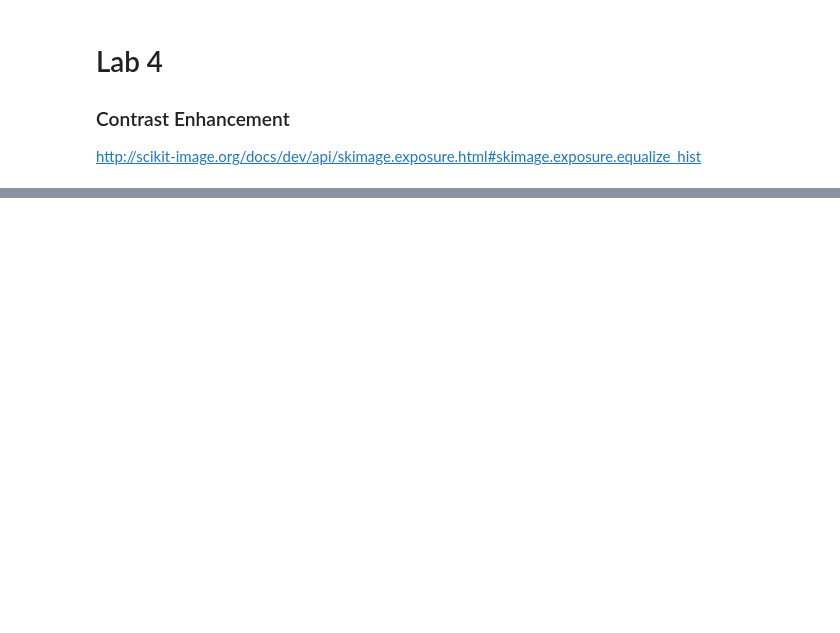
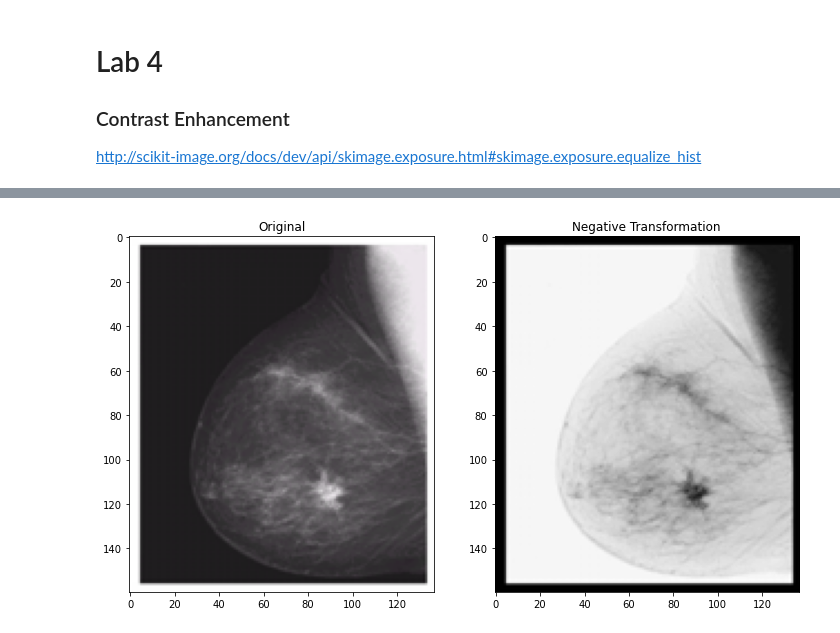
Before and after one commit to We2Am-BaSsem/IP-Labs, a Jupyter notebook: Lab04/Lab4_STD.ipynb, the cells around one changed output, grey strips where cells are left out. Saved outputs shown, nothing was run; the diff lists cells and outputs as text; code cells hidden in the pictures; blank space fills up the shorter version.

```diff
--- a/Lab04/Lab4_STD.ipynb
+++ b/Lab04/Lab4_STD.ipynb
@@ -60,0 +40,15 @@ def getImageWithHist(name,ext,nbins=256):
+# %%
+'''
+1
+Negative Transformation
+'''
+def Negative(image):
+    return (255 - image)
+
+
+originalImage = io.imread('./imgs/Picture1.png')
+picture1 = rgb2gray(rgba2rgb(originalImage))
+show_images(images = [originalImage,Negative(picture1)],
+                        titles = ['Original', 'Negative Transformation'])
+# %% [output]
+[figure, added]
```
Also changed, not shown: parts of 9 cells of this notebook, 1 other file.
